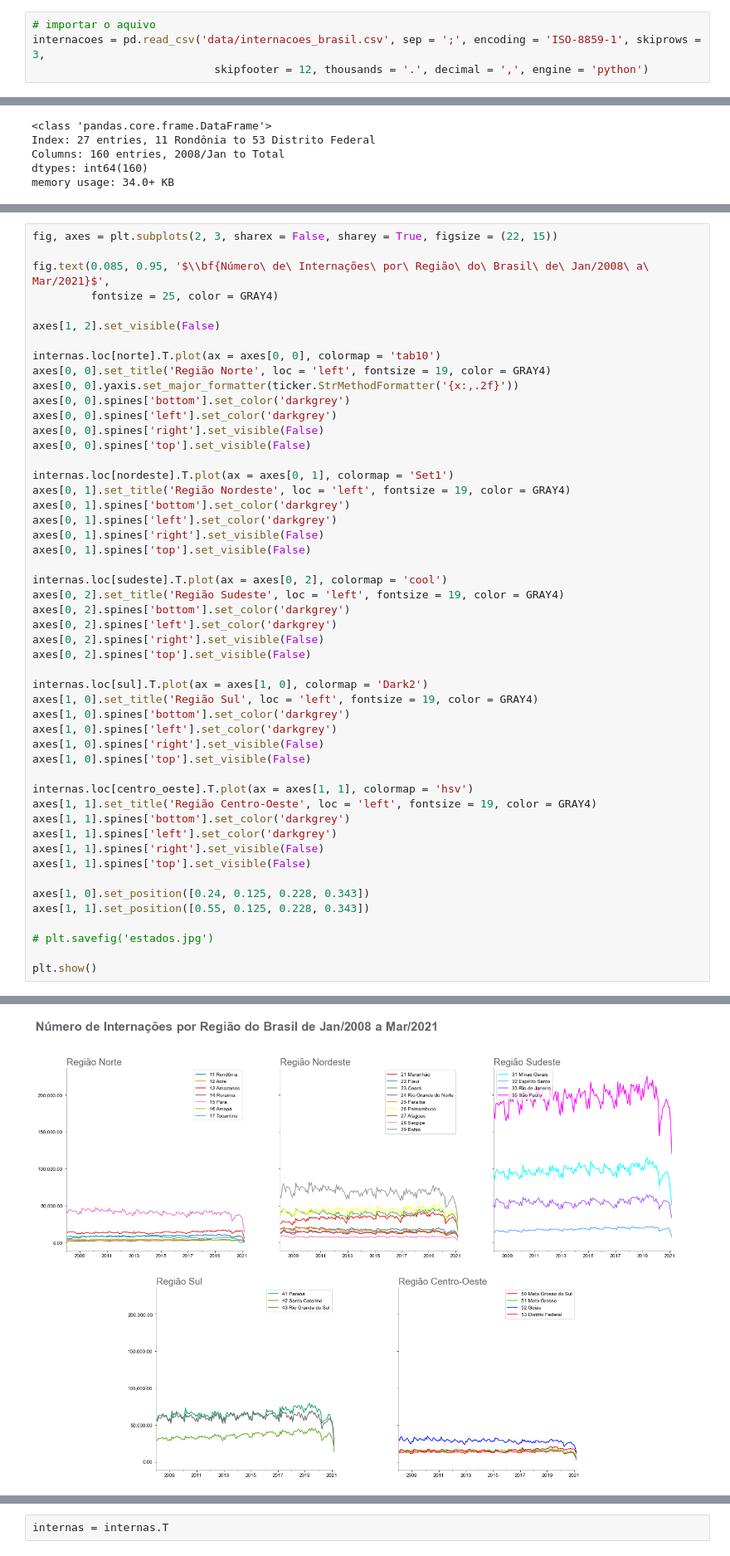
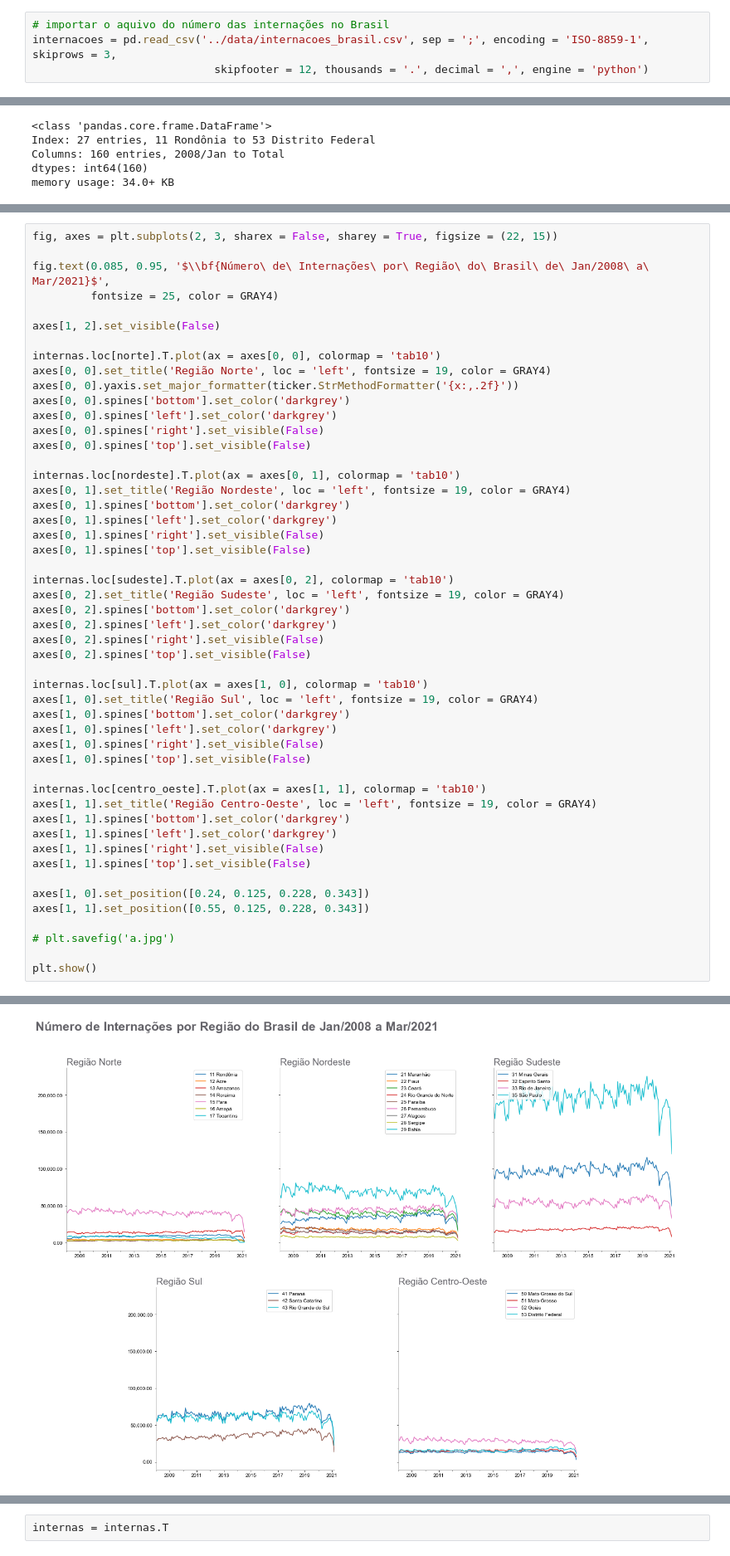
Before and after one commit to diascarolina/healthcare-analysis, a Jupyter notebook: notebooks/projeto-modulo1.ipynb, the cells around one changed output, grey strips where cells are left out. Shown: that part at 83% size. Cells and saved outputs as stored; diff of their text form.

```diff
--- a/notebooks/projeto-modulo1.ipynb
+++ b/notebooks/projeto-modulo1.ipynb
@@ -38,6 +83,6 @@ Valor Médio Internação | Valor Total dividido pela quantidade de Internaçõe
 # %%
-# importar o aquivo
-internacoes = pd.read_csv('data/internacoes_brasil.csv', sep = ';', encoding = 'ISO-8859-1', skiprows = 3,
+# importar o aquivo do número das internações no Brasil
+internacoes = pd.read_csv('../data/internacoes_brasil.csv', sep = ';', encoding = 'ISO-8859-1', skiprows = 3,
                             skipfooter = 12, thousands = '.', decimal = ',', engine = 'python')
 # %%
 internacoes.head(3)
@@ -169,28 +182,28 @@ axes[0, 0].spines['left'].set_color('darkgrey')
 axes[0, 0].spines['right'].set_visible(False)
 axes[0, 0].spines['top'].set_visible(False)
 
-internas.loc[nordeste].T.plot(ax = axes[0, 1], colormap = 'Set1')
+internas.loc[nordeste].T.plot(ax = axes[0, 1], colormap = 'tab10')
 axes[0, 1].set_title('Região Nordeste', loc = 'left', fontsize = 19, color = GRAY4)
 axes[0, 1].spines['bottom'].set_color('darkgrey')
 axes[0, 1].spines['left'].set_color('darkgrey')
 axes[0, 1].spines['right'].set_visible(False)
 axes[0, 1].spines['top'].set_visible(False)
 
-internas.loc[sudeste].T.plot(ax = axes[0, 2], colormap = 'cool')
+internas.loc[sudeste].T.plot(ax = axes[0, 2], colormap = 'tab10')
 axes[0, 2].set_title('Região Sudeste', loc = 'left', fontsize = 19, color = GRAY4)
 axes[0, 2].spines['bottom'].set_color('darkgrey')
 axes[0, 2].spines['left'].set_color('darkgrey')
 axes[0, 2].spines['right'].set_visible(False)
 axes[0, 2].spines['top'].set_visible(False)
 
-internas.loc[sul].T.plot(ax = axes[1, 0], colormap = 'Dark2')
+internas.loc[sul].T.plot(ax = axes[1, 0], colormap = 'tab10')
 axes[1, 0].set_title('Região Sul', loc = 'left', fontsize = 19, color = GRAY4)
 axes[1, 0].spines['bottom'].set_color('darkgrey')
 axes[1, 0].spines['left'].set_color('darkgrey')
 axes[1, 0].spines['right'].set_visible(False)
 axes[1, 0].spines['top'].set_visible(False)
 
-internas.loc[centro_oeste].T.plot(ax = axes[1, 1], colormap = 'hsv')
+internas.loc[centro_oeste].T.plot(ax = axes[1, 1], colormap = 'tab10')
 axes[1, 1].set_title('Região Centro-Oeste', loc = 'left', fontsize = 19, color = GRAY4)
 axes[1, 1].spines['bottom'].set_color('darkgrey')
 axes[1, 1].spines['left'].set_color('darkgrey')
@@ -200,7 +213,7 @@ axes[1, 1].spines['top'].set_visible(False)
 axes[1, 0].set_position([0.24, 0.125, 0.228, 0.343])
 axes[1, 1].set_position([0.55, 0.125, 0.228, 0.343])
 
-# plt.savefig('estados.jpg')
+# plt.savefig('a.jpg')
 
 plt.show()
 # %% [output]
@@ -207,2 +221,2 @@ plt.show()
-[figure, old version]
+[figure, new version]
 # %% [markdown]
```
Also changed, not shown: parts of 118 cells of this notebook.
